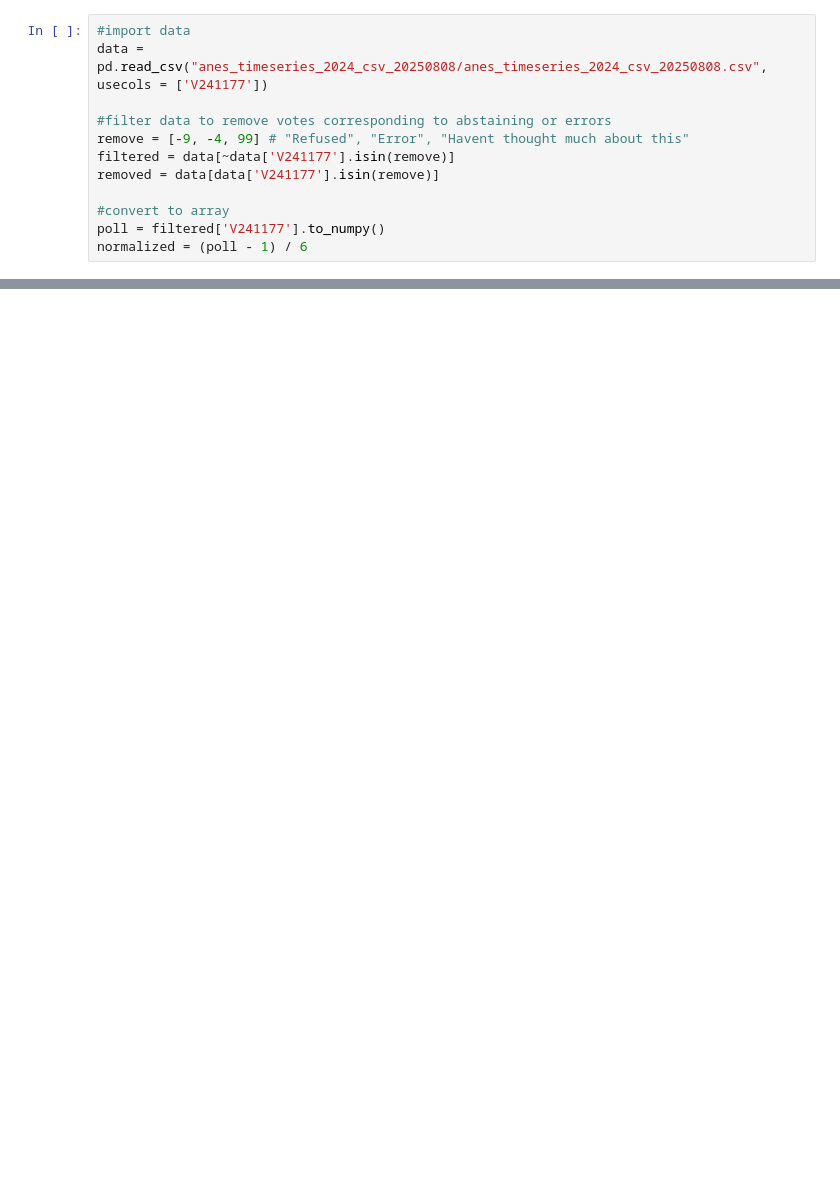
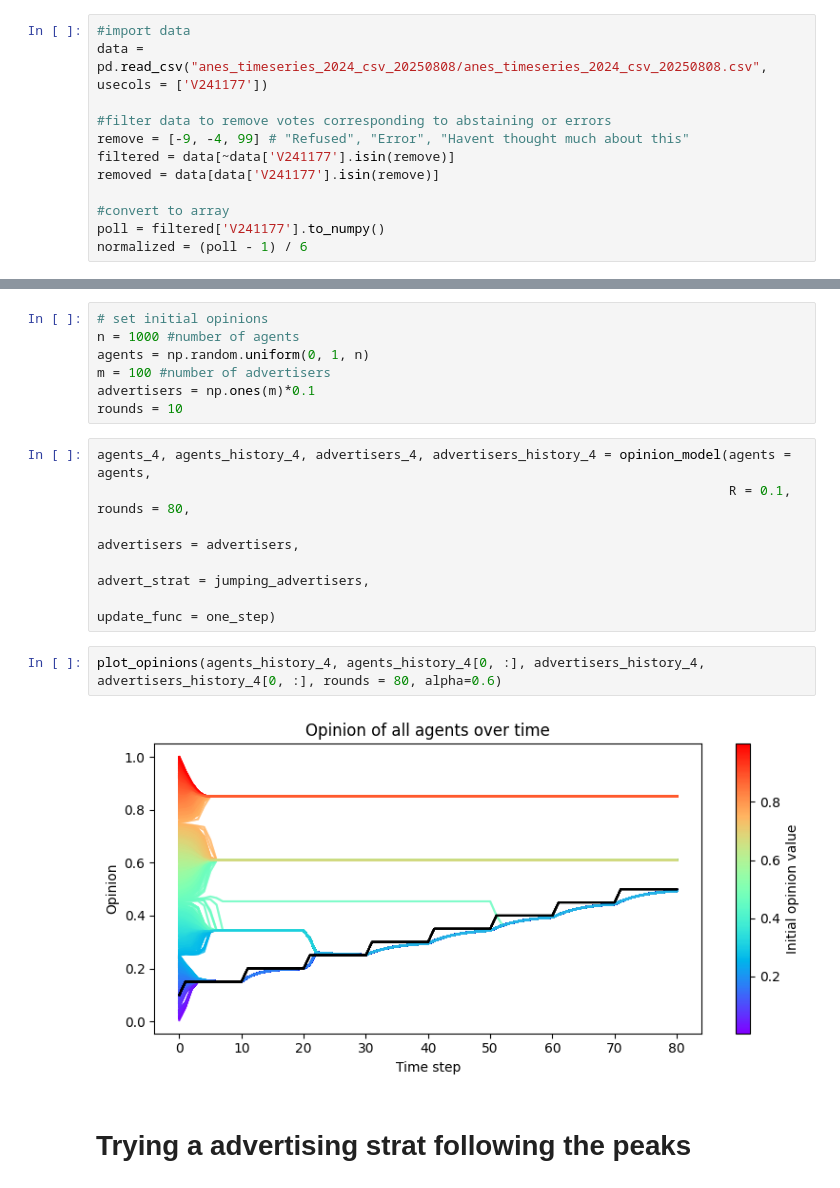
Before and after one commit to triptesh1212/industrial-maths-project-2, a Jupyter notebook: extension_model.ipynb, the cells around one changed output, grey strips where cells are left out. Cells and saved outputs as stored; diff of their text form; blank space fills up the shorter version.

```diff
--- a/extension_model.ipynb
+++ b/extension_model.ipynb
@@ -174,0 +272,19 @@ plot_opinions(agents_history_3, agents_history_3[0, :], rounds = 10, alpha=0.6)
+# %%
+# set initial opinions
+n = 1000 #number of agents
+agents = np.random.uniform(0, 1, n)
+m = 100 #number of advertisers
+advertisers = np.ones(m)*0.1
+rounds = 10
+# %%
+agents_4, agents_history_4, advertisers_4, advertisers_history_4 = opinion_model(agents = agents,
+                                                                                 R = 0.1, rounds = 80,
+                                                                                 advertisers = advertisers,
+                                                                                 advert_strat = jumping_advertisers,
+                                                                                 update_func = one_step)
+# %%
+plot_opinions(agents_history_4, agents_history_4[0, :], advertisers_history_4, advertisers_history_4[0, :], rounds = 80, alpha=0.6)
+# %% [output]
+[figure, added]
+# %% [markdown]
+# Trying a advertising strat following the peaks
```
Also changed, not shown: parts of 44 cells of this notebook, 3 other files.
